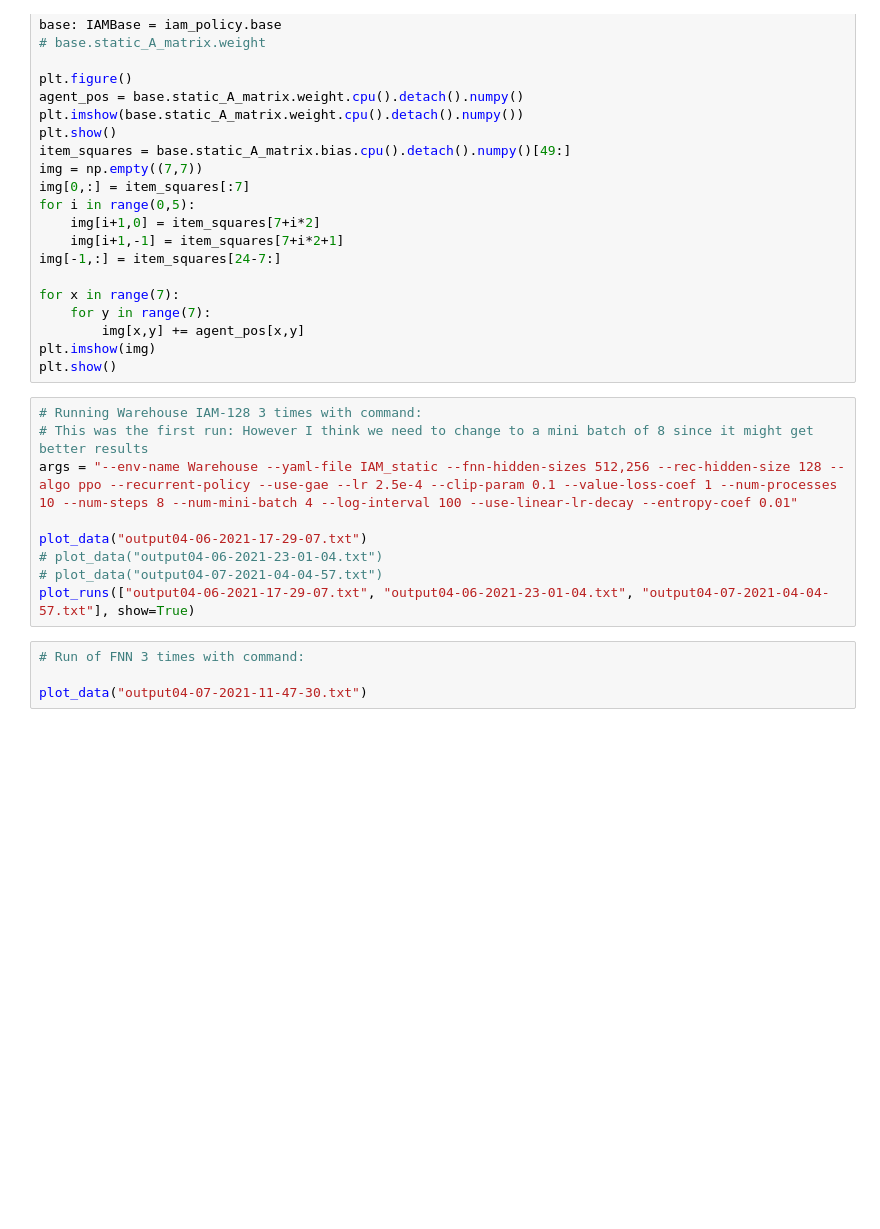
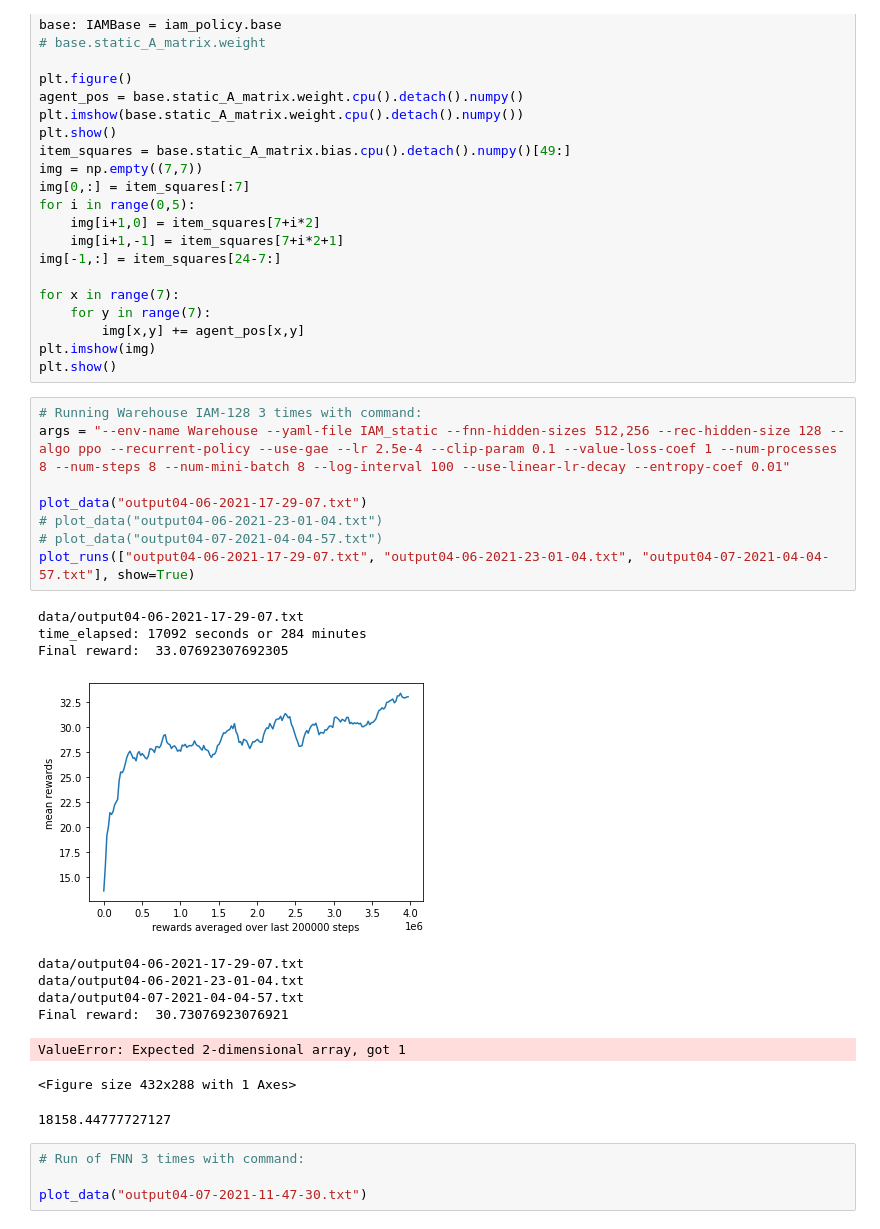
Before and after one commit to gijskoning/Reproducibility_project, a Jupyter notebook: experiments.ipynb, the cells around one changed output. Cells and saved outputs as stored; diff of their text form; blank space fills up the shorter version.

```diff
--- a/experiments.ipynb
+++ b/experiments.ipynb
@@ -102,13 +102,24 @@ plt.imshow(img)
 plt.show()
 # %%
 # Running Warehouse IAM-128 3 times with command:
-# This was the first run: However I think we need to change to a mini batch of 8 since it might get better results
-args = "--env-name Warehouse --yaml-file IAM_static --fnn-hidden-sizes 512,256 --rec-hidden-size 128 --algo ppo --recurrent-policy --use-gae --lr 2.5e-4 --clip-param 0.1 --value-loss-coef 1 --num-processes 10 --num-steps 8 --num-mini-batch 4 --log-interval 100 --use-linear-lr-decay --entropy-coef 0.01"
+args = "--env-name Warehouse --yaml-file IAM_static --fnn-hidden-sizes 512,256 --rec-hidden-size 128 --algo ppo --recurrent-policy --use-gae --lr 2.5e-4 --clip-param 0.1 --value-loss-coef 1 --num-processes 8 --num-steps 8 --num-mini-batch 8 --log-interval 100 --use-linear-lr-decay --entropy-coef 0.01"
 
 plot_data("output04-06-2021-17-29-07.txt")
 # plot_data("output04-06-2021-23-01-04.txt")
 # plot_data("output04-07-2021-04-04-57.txt")
 plot_runs(["output04-06-2021-17-29-07.txt", "output04-06-2021-23-01-04.txt", "output04-07-2021-04-04-57.txt"], show=True)
+# %% [output]
+data/output04-06-2021-17-29-07.txt
+time_elapsed: 17092 seconds or 284 minutes
+Final reward:  33.07692307692305
+[figure, added]
+data/output04-06-2021-17-29-07.txt
+data/output04-06-2021-23-01-04.txt
+data/output04-07-2021-04-04-57.txt
+Final reward:  30.73076923076921
+ValueError: Expected 2-dimensional array, got 1
+<Figure size 432x288 with 1 Axes>
+18158.44777727127
 # %%
 # Run of FNN 3 times with command:
 
```
Also changed, not shown: parts of 3 cells of this notebook, 2 other files.
